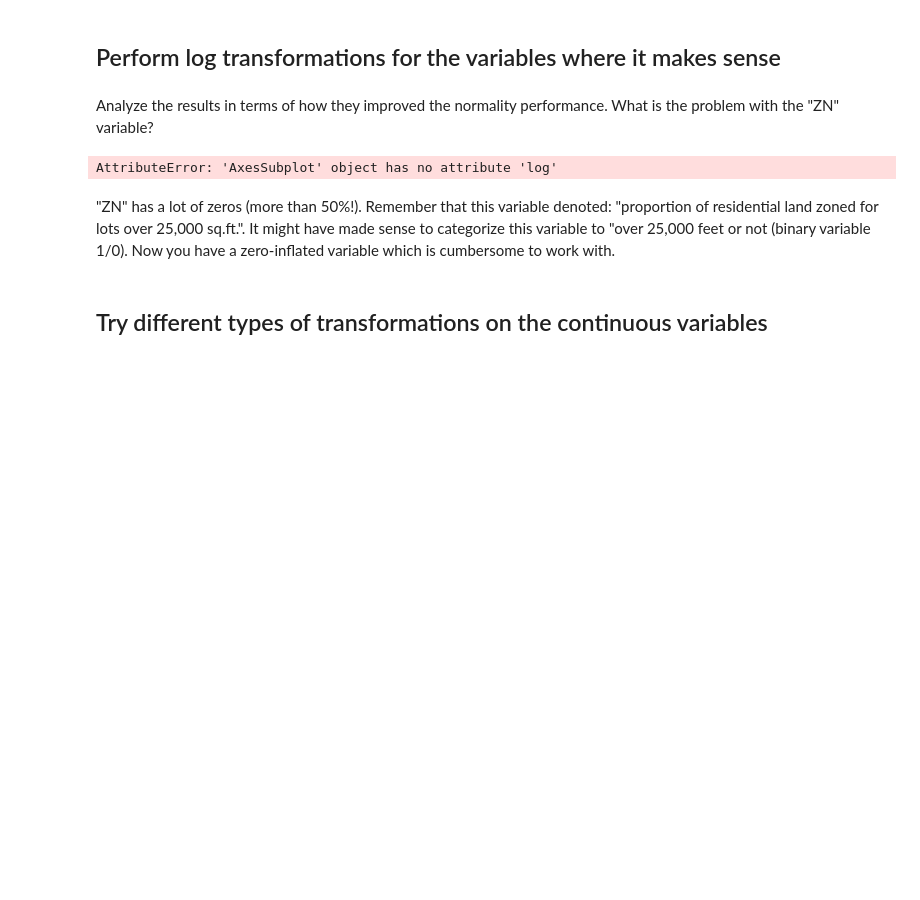
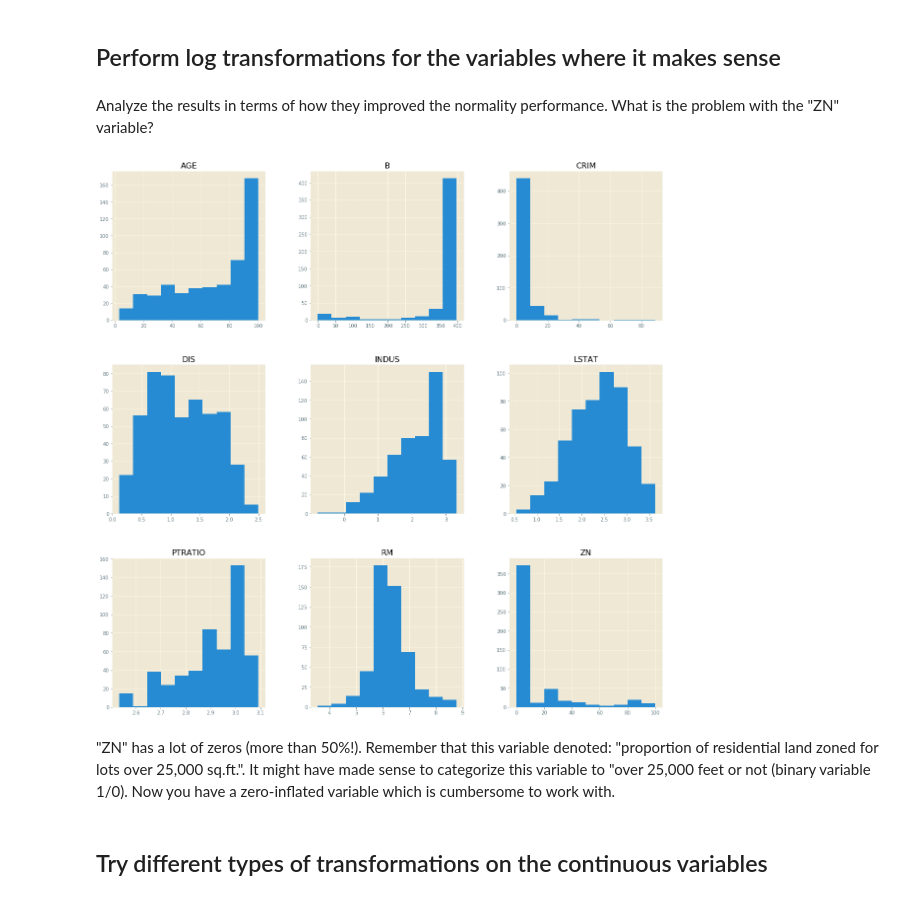
Before and after one commit to eannefawcett/dsc-feature-scaling-and-normalization-lab-online-ds-pt-081219, a Jupyter notebook: index.ipynb, the cells around one changed output. Saved outputs shown, nothing was run; the diff lists cells and outputs as text; code cells hidden in the pictures; blank space fills up the shorter version.

```diff
--- a/index.ipynb
+++ b/index.ipynb
@@ -52,10 +59,11 @@ Analyze the results in terms of how they improved the normality performance. Wha
 # %%
 # Your code here
 import numpy as np
-non_normal = ['AGE', 'DIS', 'INDUS', 'LSTAT', 'PTRATIO']
+non_normal = ['DIS', 'INDUS', 'LSTAT', 'PTRATIO']
 for feat in non_normal:
     boston_continuous[feat] = boston_continuous[feat].map(lambda x: np.log(x))
+boston_continuous.hist(figsize=(20,20));
 # %% [output]
-AttributeError: 'AxesSubplot' object has no attribute 'log'
+[figure, added]
 # %% [markdown]
 "ZN" has a lot of zeros (more than 50%!). Remember that this variable denoted: "proportion of residential land zoned for lots over 25,000 sq.ft.". It might have made sense to categorize this variable to "over 25,000 feet or not (binary variable 1/0). Now you have a zero-inflated variable which is cumbersome to work with.
```
Also changed, not shown: parts of 6 cells of this notebook.
